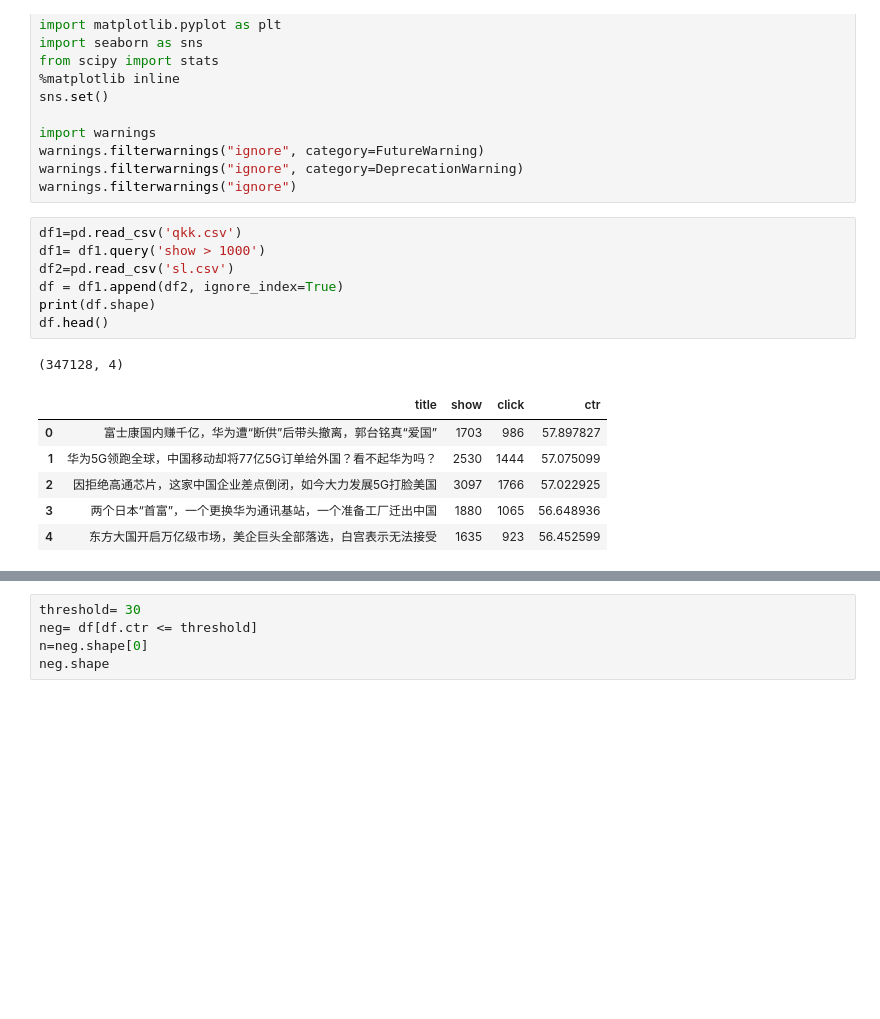
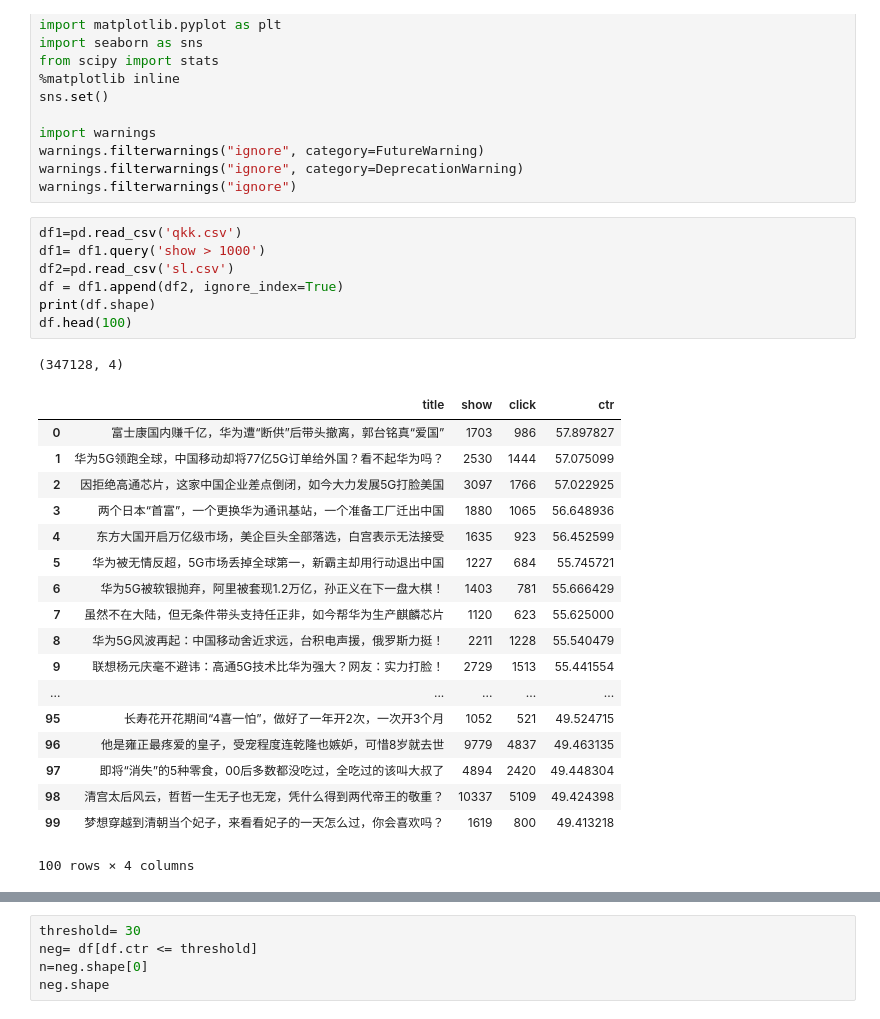
Before and after one commit to wangruichens/bert_multi_gpu, a Jupyter notebook: bert1.ipynb, the cells around one changed output, grey strips where cells are left out. Saved outputs shown, nothing was run; the diff lists cells and outputs as text; blank space fills up the shorter version.

```diff
--- a/bert1.ipynb
+++ b/bert1.ipynb
@@ -15,15 +15,27 @@ warnings.filterwarnings("ignore")
 # %%
 df1=pd.read_csv('qkk.csv')
 df1= df1.query('show > 1000')
 df2=pd.read_csv('sl.csv')
 df = df1.append(df2, ignore_index=True)
 print(df.shape)
-df.head()
+df.head(100)
 # %% [output]
 (347128, 4)
 |  | title | show | click | ctr |
 | 0 | 富士康国内赚千亿，华为遭“断供”后带头撤离，郭台铭真“爱国” | 1703 | 986 | 57.897827 |
 | 1 | 华为5G领跑全球，中国移动却将77亿5G订单给外国？看不起华为吗？ | 2530 | 1444 | 57.075099 |
 | 2 | 因拒绝高通芯片，这家中国企业差点倒闭，如今大力发展5G打脸美国 | 3097 | 1766 | 57.022925 |
 | 3 | 两个日本“首富”，一个更换华为通讯基站，一个准备工厂迁出中国 | 1880 | 1065 | 56.648936 |
 | 4 | 东方大国开启万亿级市场，美企巨头全部落选，白宫表示无法接受 | 1635 | 923 | 56.452599 |
+| 5 | 华为被无情反超，5G市场丢掉全球第一，新霸主却用行动退出中国 | 1227 | 684 | 55.745721 |
+| 6 | 华为5G被软银抛弃，阿里被套现1.2万亿，孙正义在下一盘大棋！ | 1403 | 781 | 55.666429 |
+| 7 | 虽然不在大陆，但无条件带头支持任正非，如今帮华为生产麒麟芯片 | 1120 | 623 | 55.625000 |
+| 8 | 华为5G风波再起：中国移动舍近求远，台积电声援，俄罗斯力挺！ | 2211 | 1228 | 55.540479 |
+| 9 | 联想杨元庆毫不避讳：高通5G技术比华为强大？网友：实力打脸！ | 2729 | 1513 | 55.441554 |
+| ... | ... | ... | ... | ... |
+| 95 | 长寿花开花期间“4喜一怕”，做好了一年开2次，一次开3个月 | 1052 | 521 | 49.524715 |
+| 96 | 他是雍正最疼爱的皇子，受宠程度连乾隆也嫉妒，可惜8岁就去世 | 9779 | 4837 | 49.463135 |
+| 97 | 即将“消失”的5种零食，00后多数都没吃过，全吃过的该叫大叔了 | 4894 | 2420 | 49.448304 |
+| 98 | 清宫太后风云，哲哲一生无子也无宠，凭什么得到两代帝王的敬重？ | 10337 | 5109 | 49.424398 |
+| 99 | 梦想穿越到清朝当个妃子，来看看妃子的一天怎么过，你会喜欢吗？ | 1619 | 800 | 49.413218 |
+100 rows × 4 columns
```
Also changed, not shown: parts of 10 cells of this notebook, 4 other files.
